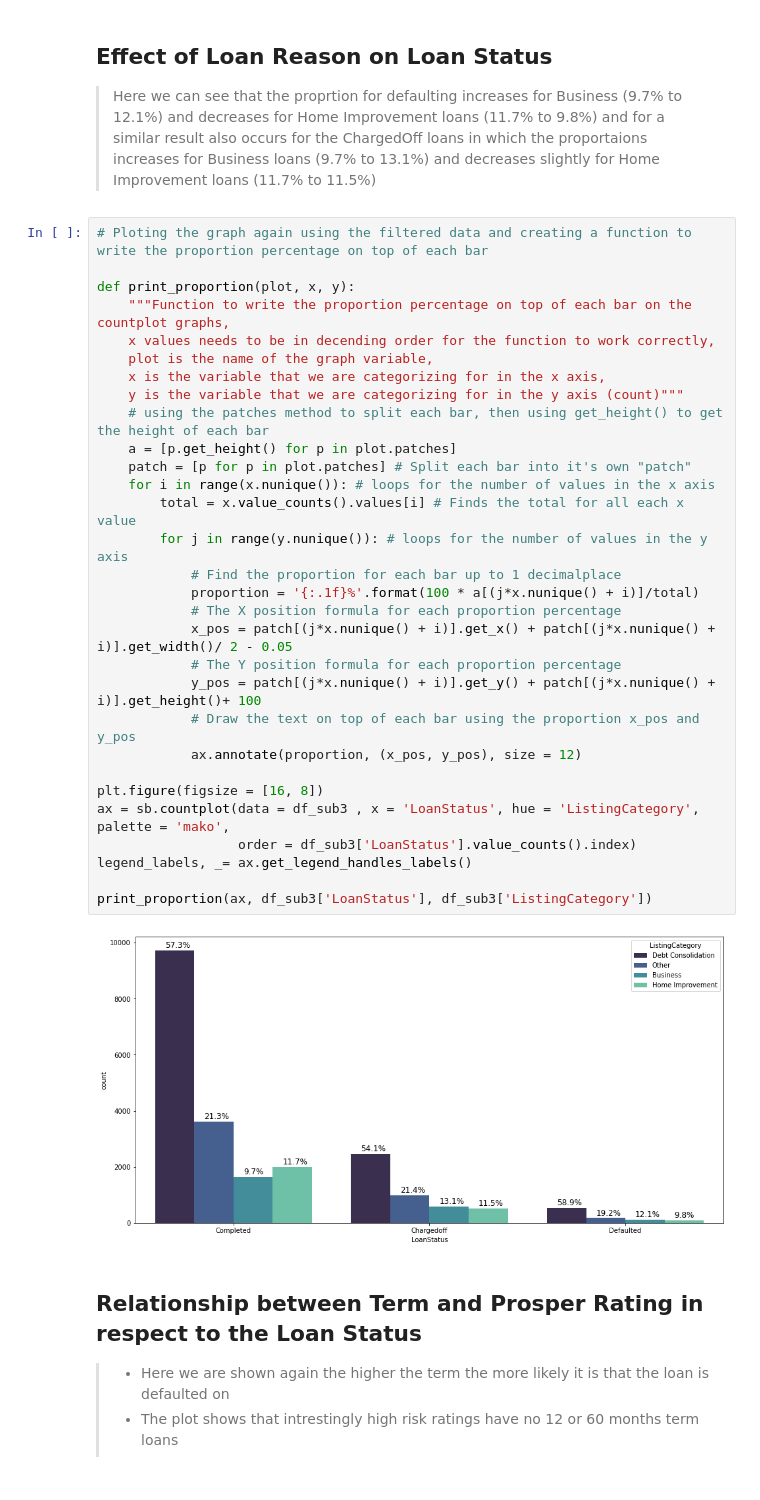
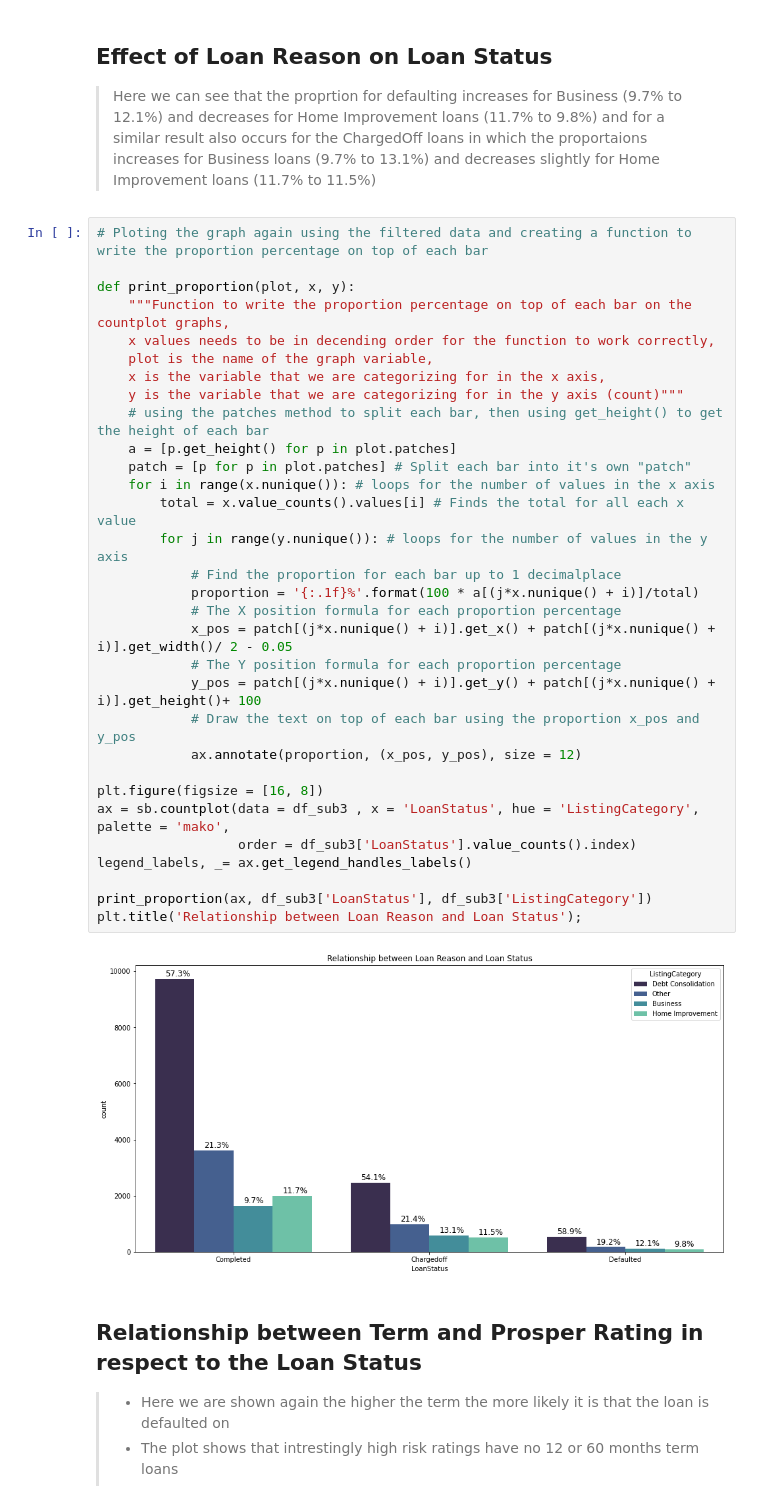
Before and after one commit to Abanoub-A-Girgis/Udacity-Communicate-Data-Findings, a Jupyter notebook: slide_deck.ipynb, the cells around one changed output. Drawn from its saved outputs; the diff is of its cells as text.

```diff
--- a/slide_deck.ipynb
+++ b/slide_deck.ipynb
@@ -102,34 +104,35 @@ mapsize(g, 16, 8)
 # Ploting the graph again using the filtered data and creating a function to write the proportion percentage on top of each bar
 
 def print_proportion(plot, x, y):
     """Function to write the proportion percentage on top of each bar on the countplot graphs,
     x values needs to be in decending order for the function to work correctly,
     plot is the name of the graph variable,
     x is the variable that we are categorizing for in the x axis,
     y is the variable that we are categorizing for in the y axis (count)"""
     # using the patches method to split each bar, then using get_height() to get the height of each bar
     a = [p.get_height() for p in plot.patches]
     patch = [p for p in plot.patches] # Split each bar into it's own "patch"
     for i in range(x.nunique()): # loops for the number of values in the x axis
         total = x.value_counts().values[i] # Finds the total for all each x value
         for j in range(y.nunique()): # loops for the number of values in the y axis
             # Find the proportion for each bar up to 1 decimalplace
             proportion = '{:.1f}%'.format(100 * a[(j*x.nunique() + i)]/total)
             # The X position formula for each proportion percentage
             x_pos = patch[(j*x.nunique() + i)].get_x() + patch[(j*x.nunique() + i)].get_width()/ 2 - 0.05
             # The Y position formula for each proportion percentage
             y_pos = patch[(j*x.nunique() + i)].get_y() + patch[(j*x.nunique() + i)].get_height()+ 100
             # Draw the text on top of each bar using the proportion x_pos and y_pos
             ax.annotate(proportion, (x_pos, y_pos), size = 12)
 
 plt.figure(figsize = [16, 8])
 ax = sb.countplot(data = df_sub3 , x = 'LoanStatus', hue = 'ListingCategory', palette = 'mako',
                   order = df_sub3['LoanStatus'].value_counts().index)
 legend_labels, _= ax.get_legend_handles_labels()
 
 print_proportion(ax, df_sub3['LoanStatus'], df_sub3['ListingCategory'])
+plt.title('Relationship between Loan Reason and Loan Status');
 # %% [output]
-[figure, old version]
+[figure, new version]
 # %% [markdown]
 ## Relationship between Term and Prosper Rating in respect to the Loan Status
 
```
Also changed, not shown: parts of 3 cells of this notebook, 1 other file.
